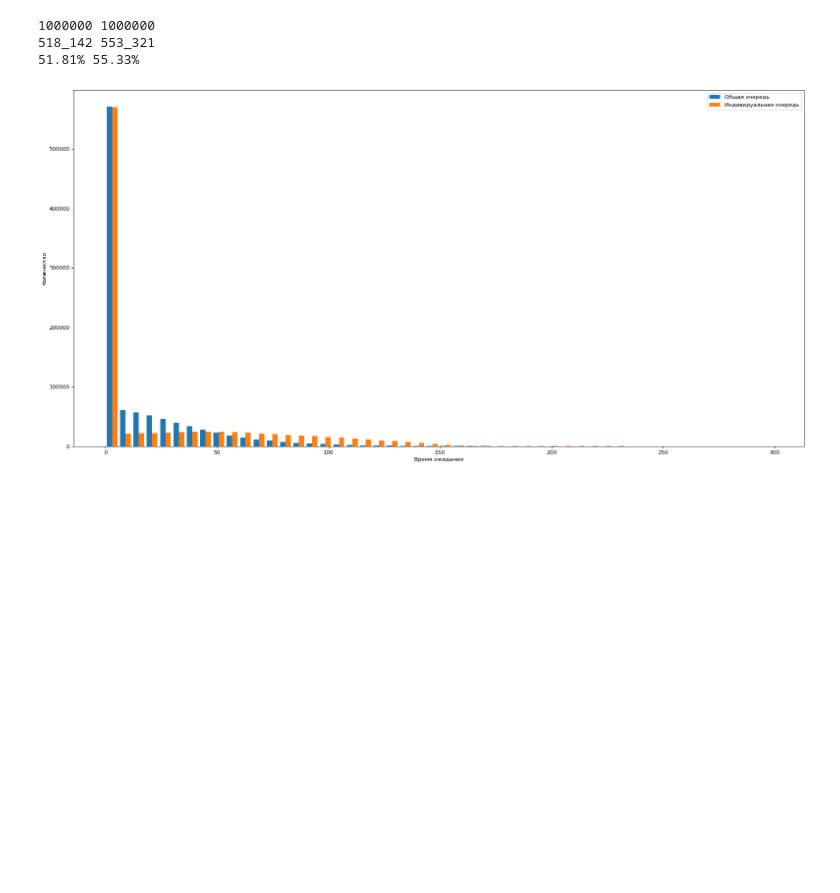
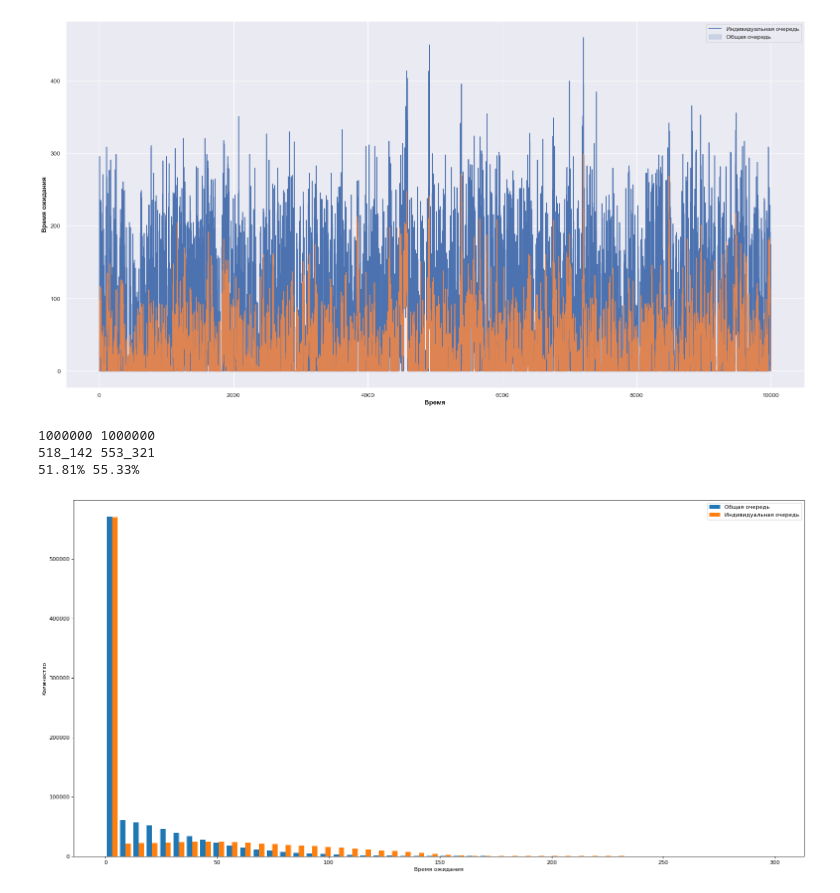
Before and after one commit to IngeniariusSoftware/queue-visualization, a Jupyter notebook: visualization/QueueHistograms.ipynb, the cells around one changed output. Saved outputs shown, nothing was run; the diff lists cells and outputs as text; code cells hidden in the pictures; blank space fills up the shorter version.

```diff
--- a/visualization/QueueHistograms.ipynb
+++ b/visualization/QueueHistograms.ipynb
@@ -6,3 +44,17 @@ from matplotlib.pyplot import figure
+# %%
+figure(figsize=(24, 12), dpi=80)
+
+df = pd.read_csv('waiting_times_1.csv')
+sns.lineplot(data=df, x=df.index, y='waiting_time');
+
+df = pd.read_csv('waiting_times_0.csv')
+sns.lineplot(data=df, x=df.index, y='waiting_time');
+
+plt.legend(['Индивидуальная очередь', 'Общая очередь'])
+plt.ylabel('Время ожидания')
+plt.xlabel('Время');
+# %% [output]
+[figure, added]
 # %%
 figure(figsize=(24, 12), dpi=80)
 
```
Also changed, not shown: parts of 3 cells of this notebook, 6 other files.
